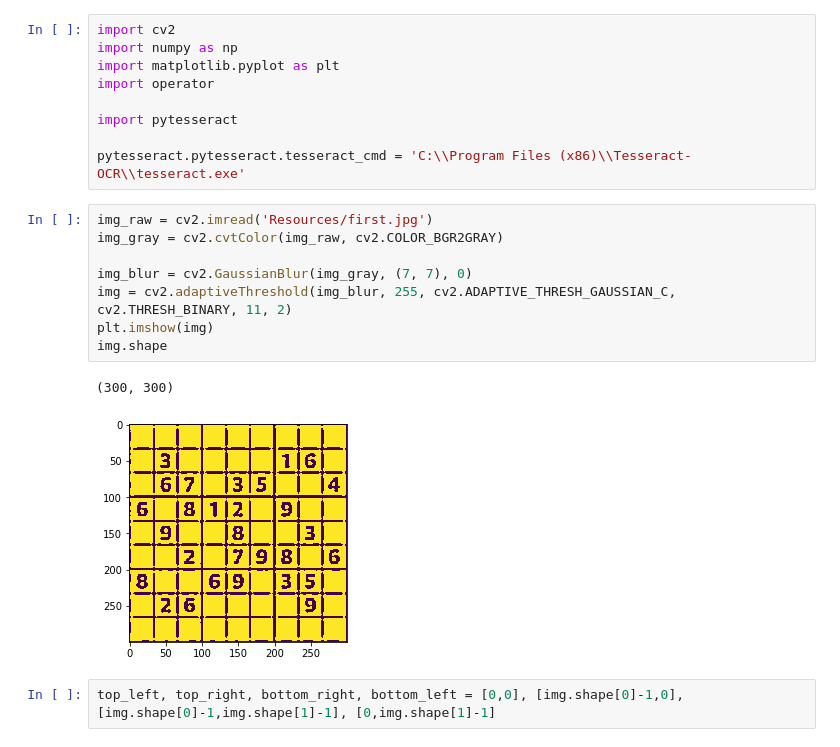
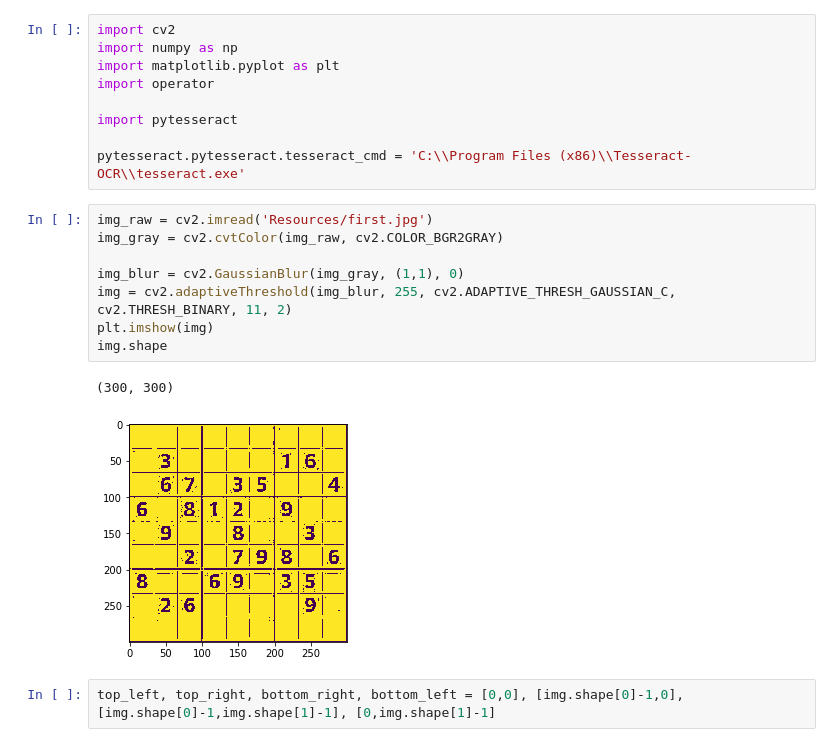
Before and after one commit to NFazeli/Sudoku_with_Python, a Jupyter notebook: digit_extract_with_tesseract.ipynb, the cells around one changed output. Saved outputs shown, nothing was run; the diff lists cells and outputs as text.

```diff
--- a/digit_extract_with_tesseract.ipynb
+++ b/digit_extract_with_tesseract.ipynb
@@ -13,14 +13,14 @@ pytesseract.pytesseract.tesseract_cmd = 'C:\\Program Files (x86)\\Tesseract-OCR\
 # %%
 img_raw = cv2.imread('Resources/first.jpg')
 img_gray = cv2.cvtColor(img_raw, cv2.COLOR_BGR2GRAY)
 
-img_blur = cv2.GaussianBlur(img_gray, (7, 7), 0)
+img_blur = cv2.GaussianBlur(img_gray, (1,1), 0)
 img = cv2.adaptiveThreshold(img_blur, 255, cv2.ADAPTIVE_THRESH_GAUSSIAN_C, cv2.THRESH_BINARY, 11, 2)
 plt.imshow(img)
 img.shape
 # %% [output]
 (300, 300)
-[figure, old version]
+[figure, new version]
 # %%
 top_left, top_right, bottom_right, bottom_left = [0,0], [img.shape[0]-1,0], [img.shape[0]-1,img.shape[1]-1], [0,img.shape[1]-1]
 # %%
```
Also changed, not shown: parts of 6 cells of this notebook, 2 other files.
